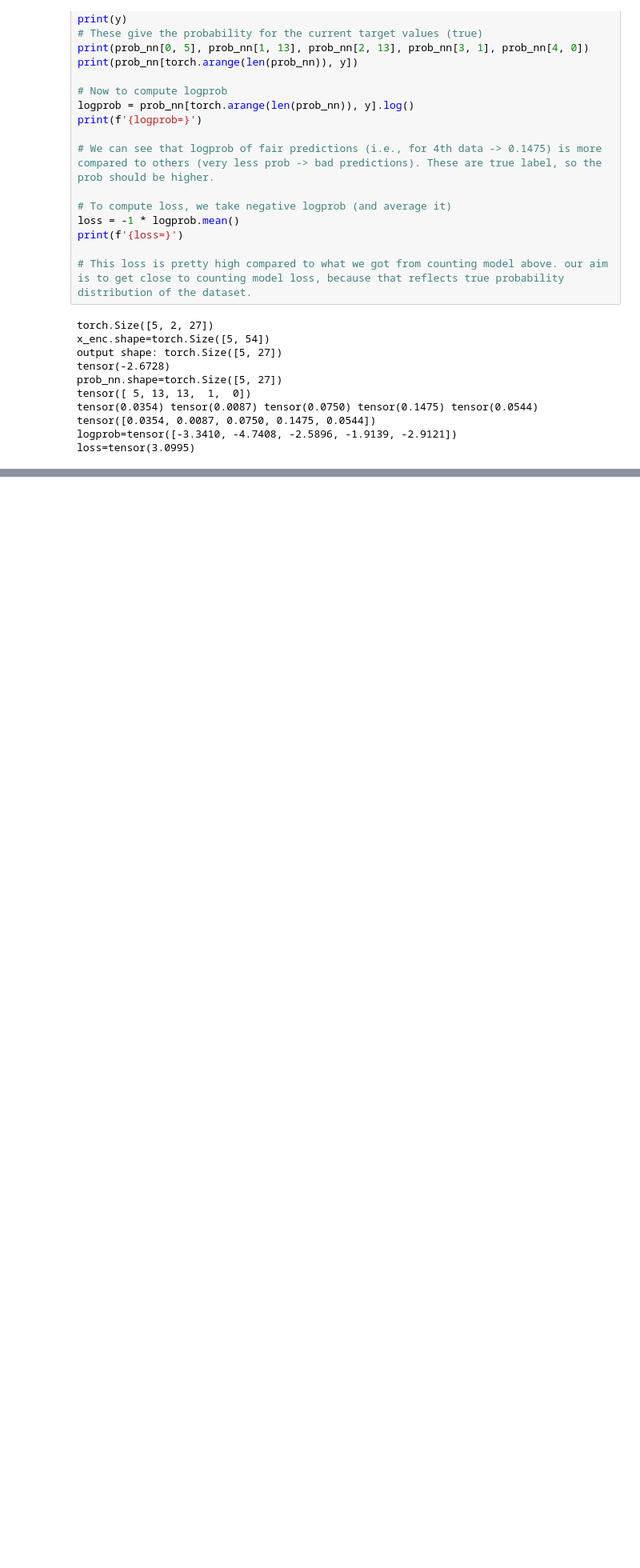
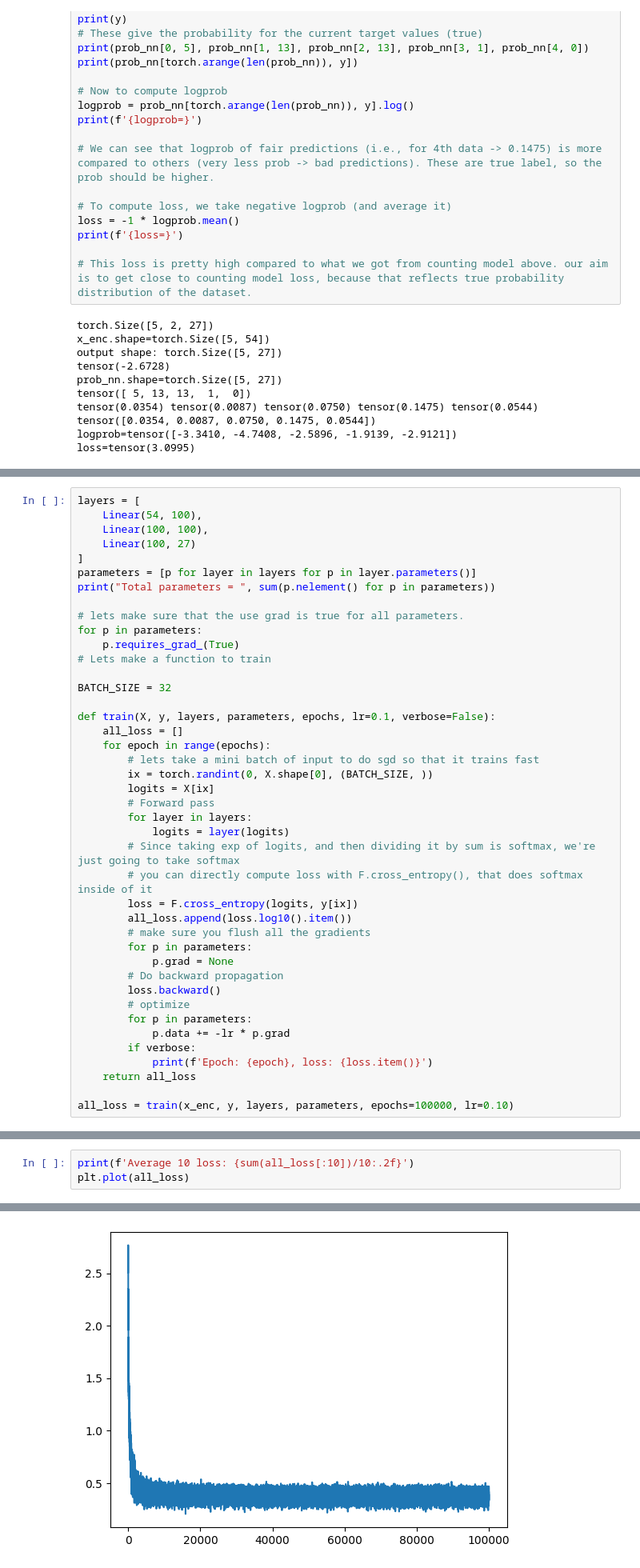
Before and after one commit to aabs7/Robot-Learning, a Jupyter notebook: llm/trigram.ipynb, the cells around one changed output, grey strips where cells are left out. Shown: that part at 80% size. Cells and saved outputs as stored; diff of their text form; blank space fills up the shorter version.

```diff
--- a/llm/trigram.ipynb
+++ b/llm/trigram.ipynb
@@ -345,0 +384,42 @@ imrasbmakjscdgdrsmmatblkshbajckdmtbrkkabttjczlfrbbilujakrcsaddmlsjmdhzdslbakjeam
+# %%
+layers = [
+    Linear(54, 100),
+    Linear(100, 100),
+    Linear(100, 27)
+]
+parameters = [p for layer in layers for p in layer.parameters()]
+print("Total parameters = ", sum(p.nelement() for p in parameters))
+
+# lets make sure that the use grad is true for all parameters.
+for p in parameters:
+    p.requires_grad_(True)
+# Lets make a function to train
+
+BATCH_SIZE = 32
+
+def train(X, y, layers, parameters, epochs, lr=0.1, verbose=False):
+    all_loss = []
+    for epoch in range(epochs):
+        # lets take a mini batch of input to do sgd so that it trains fast
+        ix = torch.randint(0, X.shape[0], (BATCH_SIZE, ))
+        logits = X[ix]
+        # Forward pass
+        for layer in layers:
+            logits = layer(logits)
+        # Since taking exp of logits, and then dividing it by sum is softmax, we're just going to take softmax
+        # you can directly compute loss with F.cross_entropy(), that does softmax inside of it
+        loss = F.cross_entropy(logits, y[ix])
+        all_loss.append(loss.log10().item())
+        # make sure you flush all the gradients
+        for p in parameters:
+            p.grad = None
+        # Do backward propagation
+        loss.backward()
+        # optimize
+        for p in parameters:
+            p.data += -lr * p.grad
+        if verbose:
+            print(f'Epoch: {epoch}, loss: {loss.item()}')
+    return all_loss
+
+all_loss = train(x_enc, y, layers, parameters, epochs=100000, lr=0.10)
@@ -345,0 +429,4 @@ imrasbmakjscdgdrsmmatblkshbajckdmtbrkkabttjczlfrbbilujakrcsaddmlsjmdhzdslbakjeam
+# %%
+print(f'Average 10 loss: {sum(all_loss[:10])/10:.2f}')
+plt.plot(all_loss)
+# %% [output]
@@ -345,0 +435 @@ imrasbmakjscdgdrsmmatblkshbajckdmtbrkkabttjczlfrbbilujakrcsaddmlsjmdhzdslbakjeam
+[figure, added]
```
Also changed, not shown: parts of 20 cells of this notebook.
